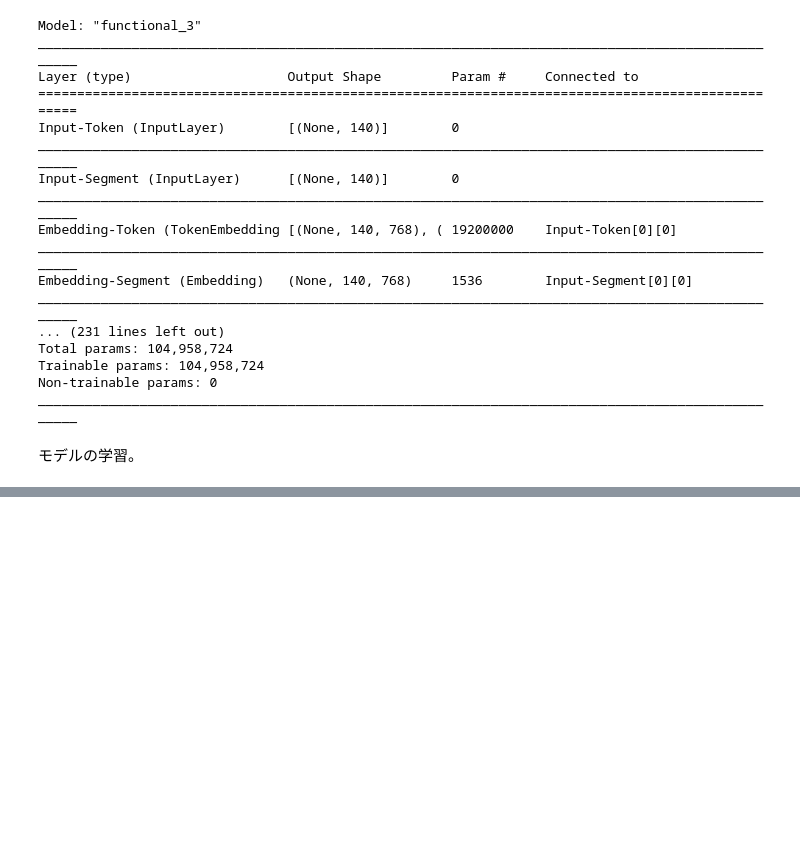
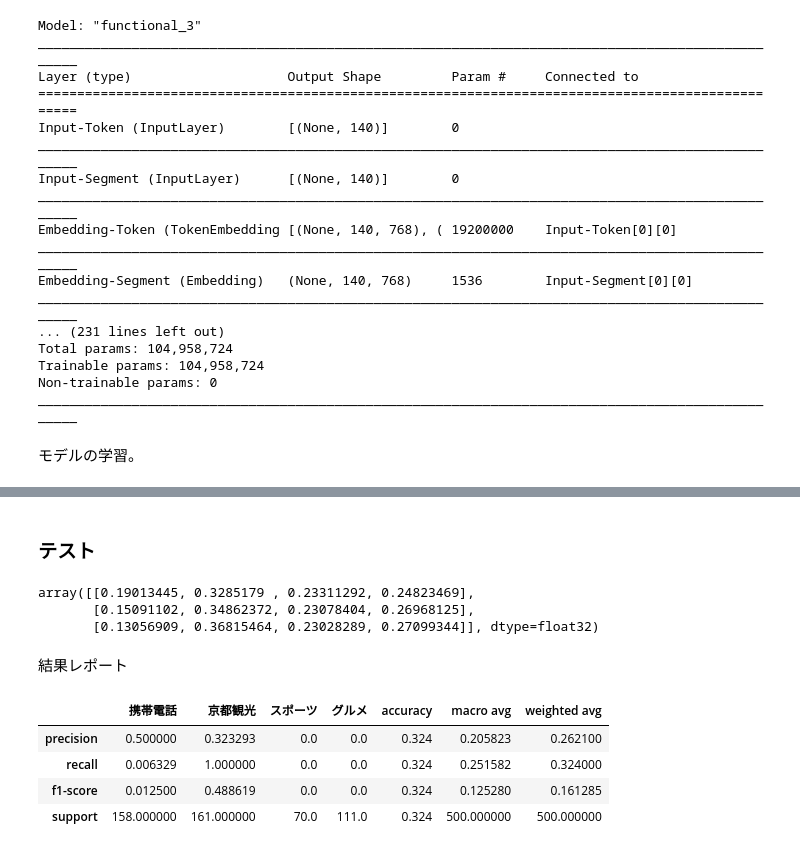
Before and after one commit to noroka/uth_bert, a Jupyter notebook: uth_bert.ipynb, the cells around one changed output, grey strips where cells are left out. Cells and saved outputs as stored; diff of their text form; code cells hidden in the pictures; blank space fills up the shorter version.

```diff
--- a/uth_bert.ipynb
+++ b/uth_bert.ipynb
@@ -425,0 +425,36 @@ Epoch 2/2
+# %% [markdown]
+### テスト
+# %%
+from tensorflow.keras.models import load_model
+from keras_bert import get_custom_objects
+
+# 学習中に保存した最良モデルをロード (tensorflow2.1ではエラーになるので注意)
+model = load_model(train_model_checkpoint_path, custom_objects=get_custom_objects())
+
+# 予測を実行
+y_test_pred_proba = model.predict([X_test, np.zeros_like(X_test)])
+
+# 先頭3つのデータを表示
+y_test_pred_proba[:3]
+# %% [output]
+array([[0.19013445, 0.3285179 , 0.23311292, 0.24823469],
+       [0.15091102, 0.34862372, 0.23078404, 0.26968125],
+       [0.13056909, 0.36815464, 0.23028289, 0.27099344]], dtype=float32)
+# %% [markdown]
+結果レポート
+# %%
+from sklearn.metrics import classification_report, confusion_matrix
+
+y_test_true_labels = y_test.argmax(axis=1) # Probability -> index
+y_test_pred_labels = y_test_pred_proba.argmax(axis=1) # One-hot -> index
+
+target_names = [index2label[i] for i in range(class_count)]
+rep = classification_report(y_test_true_labels, y_test_pred_labels, target_names=target_names, output_dict=True)
+
+pd.DataFrame(rep)
+# %% [output]
+|  | 携帯電話 | 京都観光 | スポーツ | グルメ | accuracy | macro avg | weighted avg |
+| precision | 0.500000 | 0.323293 | 0.0 | 0.0 | 0.324 | 0.205823 | 0.262100 |
+| recall | 0.006329 | 1.000000 | 0.0 | 0.0 | 0.324 | 0.251582 | 0.324000 |
+| f1-score | 0.012500 | 0.488619 | 0.0 | 0.0 | 0.324 | 0.125280 | 0.161285 |
+| support | 158.000000 | 161.000000 | 70.0 | 111.0 | 0.324 | 500.000000 | 500.000000 |
```
Also changed, not shown: parts of 8 cells of this notebook.
